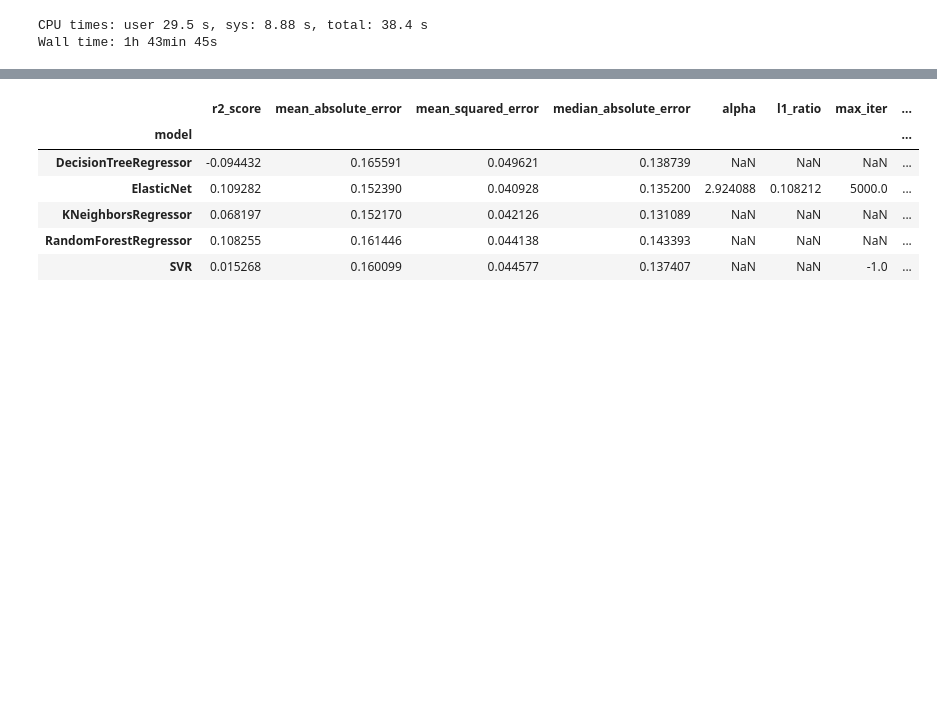
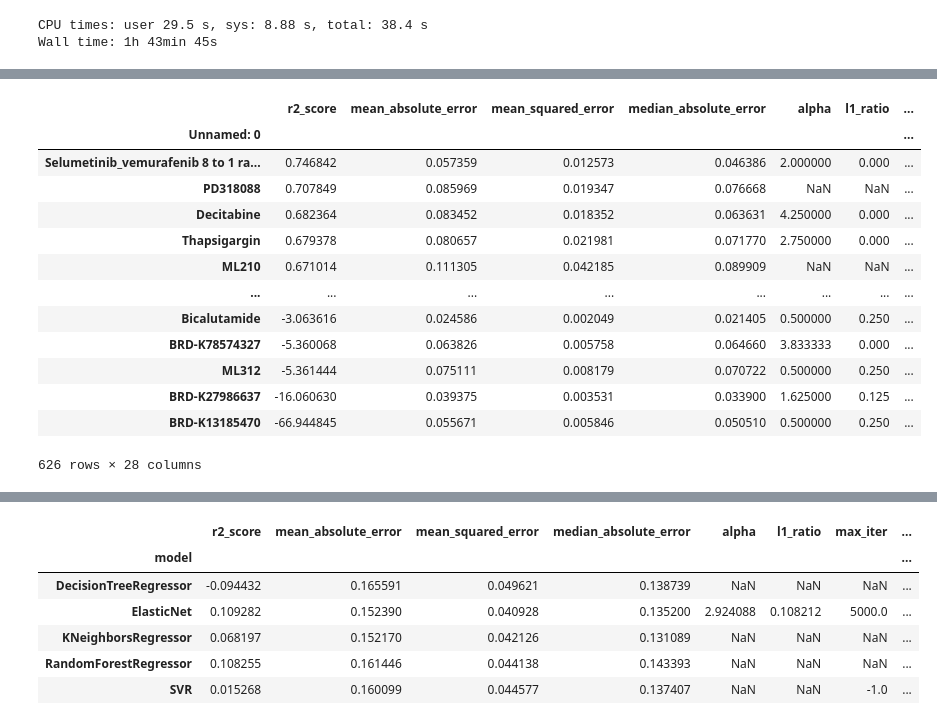
Before and after one commit to lucas-ubm/phc-data-pipeline, a Jupyter notebook: Ranalysis.ipynb, the cells around one changed output, grey strips where cells are left out. Saved outputs shown, nothing was run; the diff lists cells and outputs as text; code cells hidden in the pictures; blank space fills up the shorter version.

```diff
--- a/Ranalysis.ipynb
+++ b/Ranalysis.ipynb
@@ -196,0 +206,17 @@ pd.read_csv('data/runs/drug_data.csv')
+# %%
+no.groupby('Unnamed: 0').mean().sort_values(by='r2_score', ascending=False)
+# %% [output]
+|  | r2_score | mean_absolute_error | mean_squared_error | median_absolute_error | alpha | l1_ratio | ... |
+| Unnamed: 0 |  |  |  |  |  |  | ... |
+| Selumetinib_vemurafenib 8 to 1 ra... | 0.746842 | 0.057359 | 0.012573 | 0.046386 | 2.000000 | 0.000 | ... |
+| PD318088 | 0.707849 | 0.085969 | 0.019347 | 0.076668 | NaN | NaN | ... |
+| Decitabine | 0.682364 | 0.083452 | 0.018352 | 0.063631 | 4.250000 | 0.000 | ... |
+| Thapsigargin | 0.679378 | 0.080657 | 0.021981 | 0.071770 | 2.750000 | 0.000 | ... |
+| ML210 | 0.671014 | 0.111305 | 0.042185 | 0.089909 | NaN | NaN | ... |
+| ... | ... | ... | ... | ... | ... | ... | ... |
+| Bicalutamide | -3.063616 | 0.024586 | 0.002049 | 0.021405 | 0.500000 | 0.250 | ... |
+| BRD-K78574327 | -5.360068 | 0.063826 | 0.005758 | 0.064660 | 3.833333 | 0.000 | ... |
+| ML312 | -5.361444 | 0.075111 | 0.008179 | 0.070722 | 0.500000 | 0.250 | ... |
+| BRD-K27986637 | -16.060630 | 0.039375 | 0.003531 | 0.033900 | 1.625000 | 0.125 | ... |
+| BRD-K13185470 | -66.944845 | 0.055671 | 0.005846 | 0.050510 | 0.500000 | 0.250 | ... |
+626 rows × 28 columns
```
Also changed, not shown: parts of 17 cells of this notebook, 3 other files.
